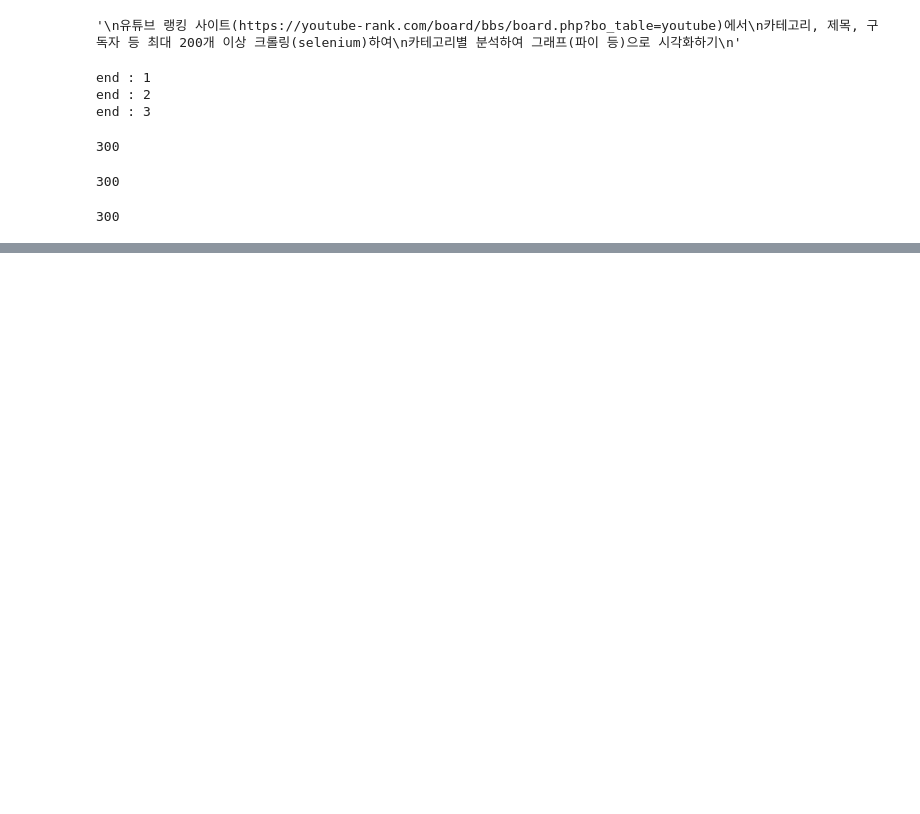
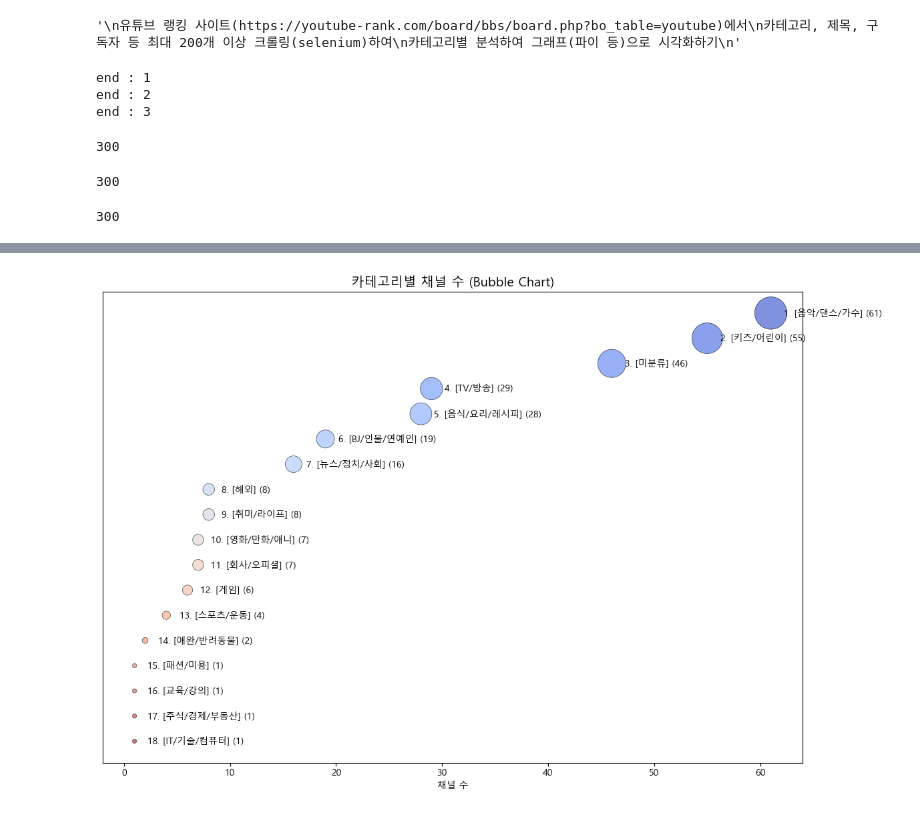
Before and after one commit to jeonggga/SESAC3_Study, a Jupyter notebook: 251208_youtube_ranking.ipynb, the cells around one changed output, grey strips where cells are left out. Saved outputs shown, nothing was run; the diff lists cells and outputs as text; code cells hidden in the pictures; blank space fills up the shorter version.

```diff
--- a/251208_youtube_ranking.ipynb
+++ b/251208_youtube_ranking.ipynb
@@ -138,0 +166,9 @@ len(subscribes_list)
+# %%
+# 인덱스를 1번부터 시작하도록 설정
+info_df.reset_index(drop=True, inplace=True)  # 기존 인덱스 제거
+info_df.index = info_df.index + 1  # 새로운 인덱스는 1부터 시작
+
+# 인덱스를 컬럼으로 추가하고 이름 변경
+info_df = info_df.reset_index().rename(columns={"index" : "순위"})
+
+info_df
@@ -138,0 +205,56 @@ len(subscribes_list)
+# %%
+# 카테고리별 채널 수를 많은 순서대로 계산
+category_counts = info_df['카테고리'].value_counts().sort_values(ascending=False)
+
+# 그림 크기 설정 (가로 12, 세로 8)
+plt.figure(figsize=(12,8))
+
+# y 위치: 카테고리 순서대로 (큰 값이 위로 오도록)
+y_positions = np.arange(len(category_counts))
+
+# 점 크기: 채널 수에 비례하도록 설정
+sizes = category_counts.values * 20  # 곱하기 20은 시각적 확대용
+
+# 색상: 순위에 따라 그라데이션 적용
+colors = sns.color_palette("coolwarm", len(category_counts))
+
+# Bubble Chart 그리기
+plt.scatter(
+    category_counts.values,  # x축: 채널 수
+    y_positions,             # y축: 카테고리 위치
+    s=sizes,                 # 점 크기
+    alpha=0.7,               # 투명도
+    color=colors,            # 점 색상
+    edgecolors='black',      # 점 테두리 색
+    linewidth=0.5            # 테두리 두께
+)
+
+# 점 옆에 라벨 표시 (순위, 카테고리 이름, 채널 수)
+for i, (val, name) in enumerate(zip(category_counts.values, category_counts.index)):
+    plt.text(
+        val + max(category_counts.values)*0.02,  # 점 오른쪽에 약간 떨어뜨려 표시
+        y_positions[i],                          # y 위치
+        f"{i+1}. {name} ({val})",               # 표시 텍스트
+        va='center',                             # 세로 중앙 정렬
+        fontsize=10                              # 글자 크기
+    )
+
+# y축 뒤집기: 큰 값이 위쪽에 오도록
+plt.gca().invert_yaxis()
+
+# y축 라벨 제거 (점 옆에 텍스트가 있으므로 필요 없음)
+plt.yticks([])
+
+# x축 라벨
+plt.xlabel("채널 수")
+
+# 그래프 제목
+plt.title("카테고리별 채널 수 (Bubble Chart)", fontsize=14)
+
+# 레이아웃 자동 조정 (글자나 그림 잘리지 않도록)
+plt.tight_layout()
+
+# 그래프 출력
+plt.show()
+# %% [output]
+[figure, added]
```
Also changed, not shown: parts of 11 cells of this notebook, 1 other file.
